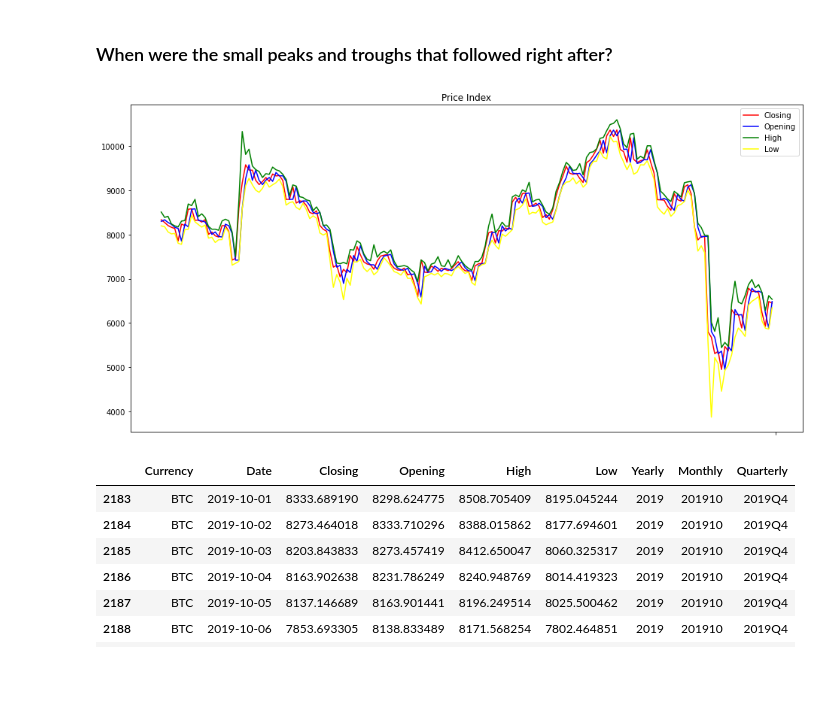
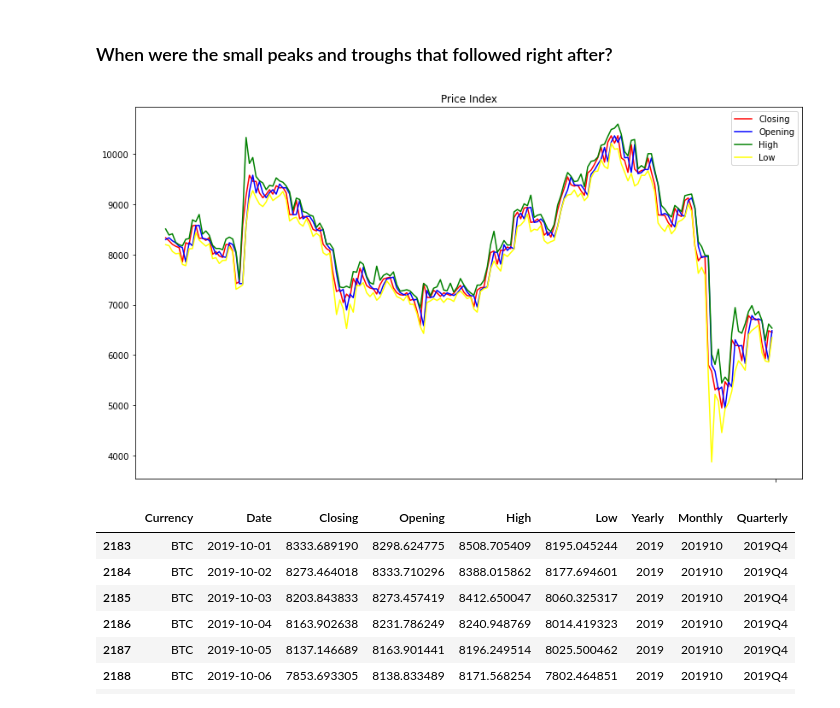
Before and after one commit to kartoffelknoedeln/data-analytics, a Jupyter notebook: bitcoin-analytics.ipynb, the cells around one changed output. Cells and saved outputs as stored; diff of their text form; code cells hidden in the pictures; blank space fills up the shorter version.

```diff
--- a/bitcoin-analytics.ipynb
+++ b/bitcoin-analytics.ipynb
@@ -510,20 +510,20 @@ peakstroughs = bitcoindata.loc[(bitcoindata['Monthly'] >= '201910') & (bitcoinda
 # %%
 import matplotlib.pyplot as plt
 
-plt.figure(figsize=(16,8))
+plt.figure(figsize=(14,8))
 
 plt.title('Price Index')
 plt.plot(peakstroughs.Date, peakstroughs.Closing, label='Closing', color='red')
 plt.plot(peakstroughs.Date, peakstroughs.Opening, label='Opening', color='blue')
 plt.plot(peakstroughs.Date, peakstroughs.High, label='High', color='green')
 plt.plot(peakstroughs.Date, peakstroughs.Low, label='Low', color='yellow')
 
 plt.xticks('')
 plt.legend()
 
 plt.show()
 # %% [output]
-[figure, old version]
+[figure, new version]
 # %%
 bitcoindata.loc[(bitcoindata['Monthly'] == '201910')]
 # %% [output]
```
Also changed, not shown: parts of 11 cells of this notebook.
